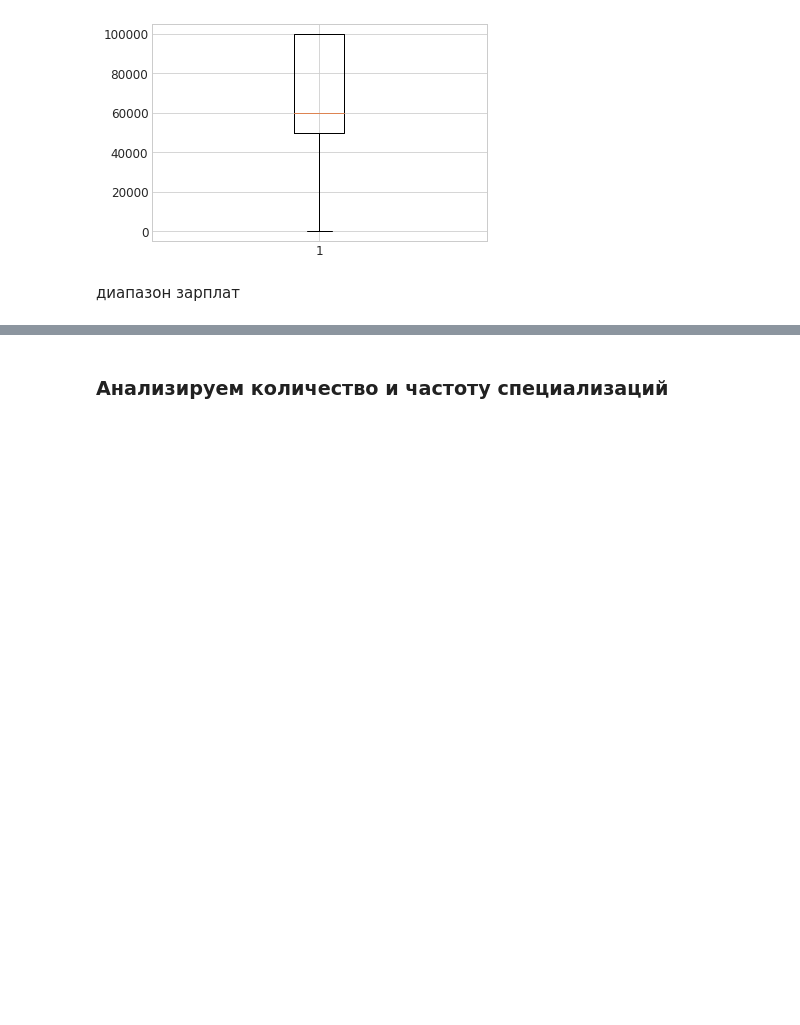
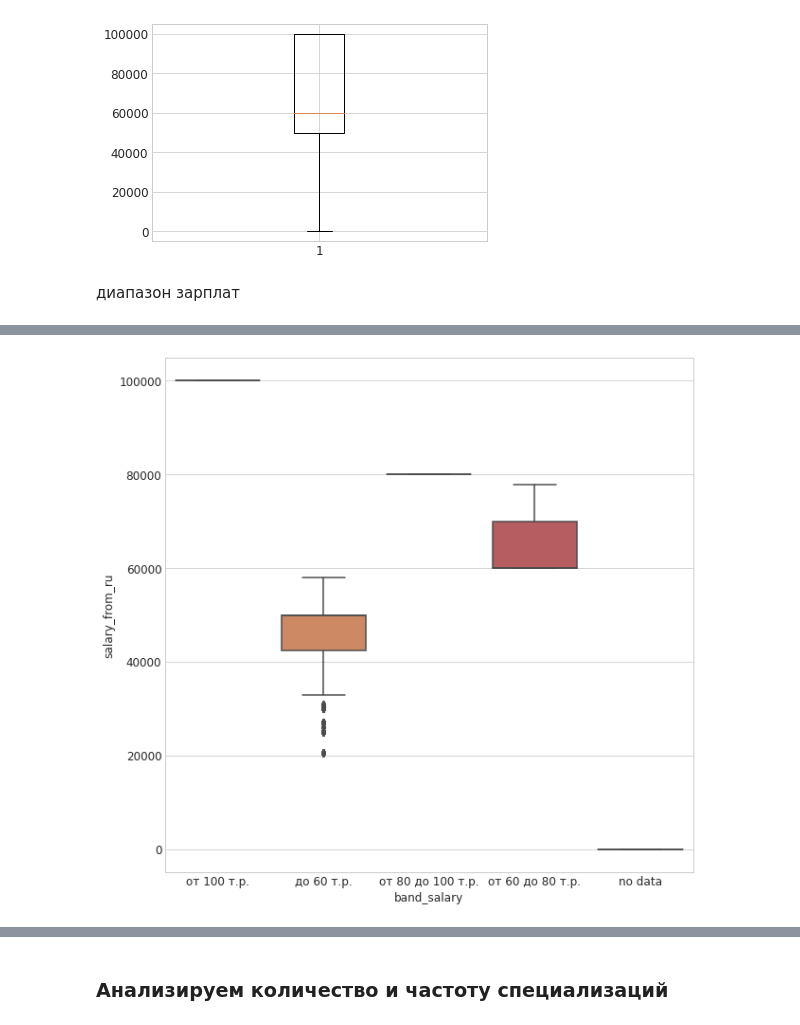
Before and after one commit to Serggi0/learn-data, a Jupyter notebook: tomsk/eda.ipynb, the cells around one changed output, grey strips where cells are left out. Cells and saved outputs as stored; diff of their text form; code cells hidden in the pictures; blank space fills up the shorter version.

```diff
--- a/tomsk/eda.ipynb
+++ b/tomsk/eda.ipynb
@@ -695,3 +642,8 @@ df.band_salary.value_counts().reset_index()
+# %%
+f, ax = plt.subplots(figsize=(10, 10))
+fig = sns.boxplot(x='band_salary', y='salary_from_ru', data=df)
+# %% [output]
+[figure, added]
 # %%
 plt.barh(
     df.band_salary.value_counts().index,
```
Also changed, not shown: parts of 109 cells of this notebook, 1 other file.
